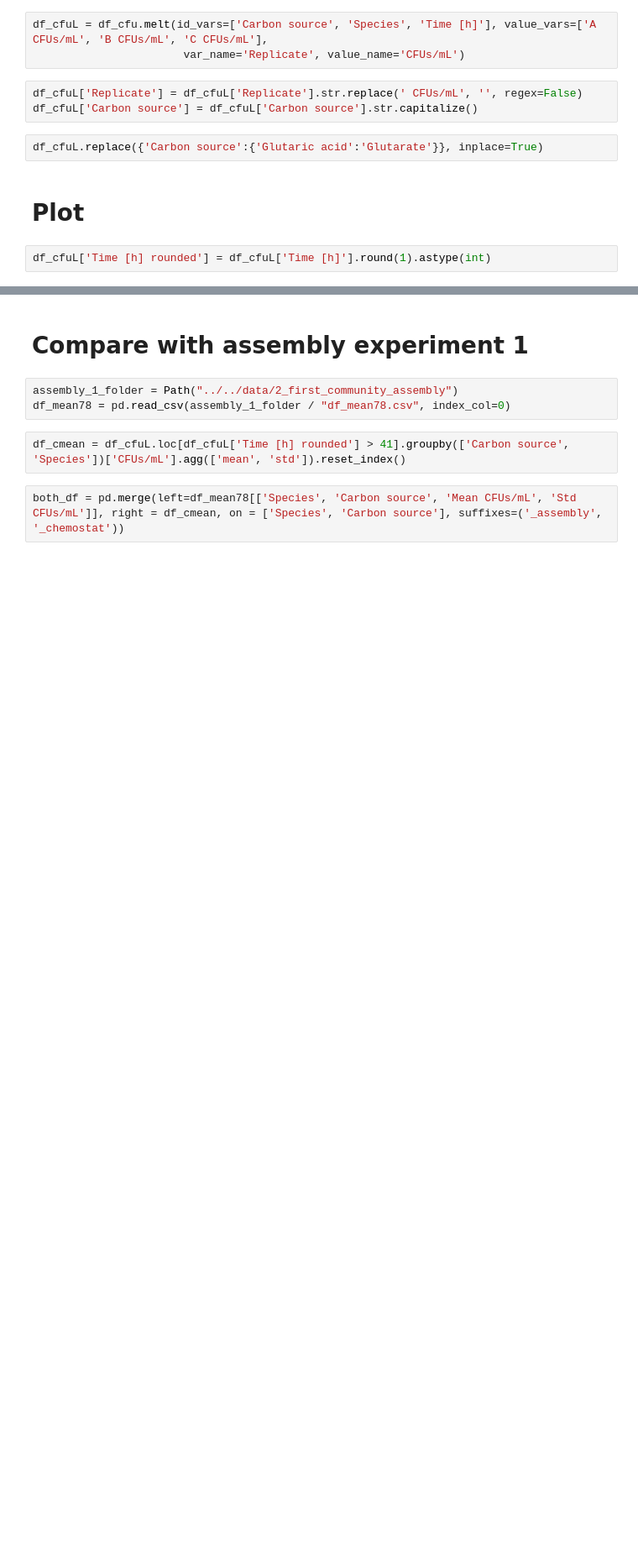
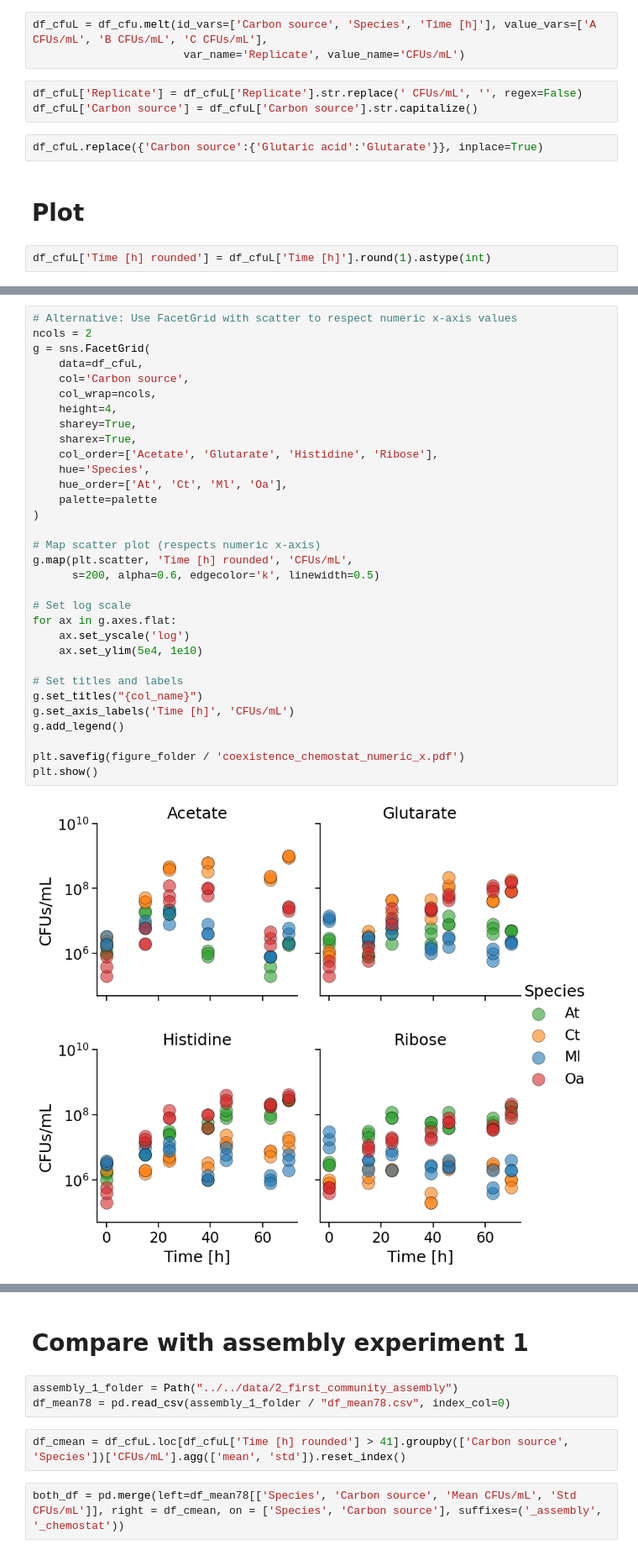
Before and after one commit to sulheim/coexistence, a Jupyter notebook: notebooks/4_chemostats/4A_plot_chemostat_assembly_cfus.ipynb, the cells around one changed output, grey strips where cells are left out. Shown at 84% size. Cells and saved outputs as stored; diff of their text form; blank space fills up the shorter version.

```diff
--- a/notebooks/4_chemostats/4A_plot_chemostat_assembly_cfus.ipynb
+++ b/notebooks/4_chemostats/4A_plot_chemostat_assembly_cfus.ipynb
@@ -88,0 +93,34 @@ plt.show()
+# %%
+# Alternative: Use FacetGrid with scatter to respect numeric x-axis values
+ncols = 2
+g = sns.FacetGrid(
+    data=df_cfuL,
+    col='Carbon source',
+    col_wrap=ncols,
+    height=4,
+    sharey=True,
+    sharex=True,
+    col_order=['Acetate', 'Glutarate', 'Histidine', 'Ribose'],
+    hue='Species',
+    hue_order=['At', 'Ct', 'Ml', 'Oa'],
+    palette=palette
+)
+
+# Map scatter plot (respects numeric x-axis)
+g.map(plt.scatter, 'Time [h] rounded', 'CFUs/mL',
+      s=200, alpha=0.6, edgecolor='k', linewidth=0.5)
+
+# Set log scale
+for ax in g.axes.flat:
+    ax.set_yscale('log')
+    ax.set_ylim(5e4, 1e10)
+
+# Set titles and labels
+g.set_titles("{col_name}")
+g.set_axis_labels('Time [h]', 'CFUs/mL')
+g.add_legend()
+
+plt.savefig(figure_folder / 'coexistence_chemostat_numeric_x.pdf')
+plt.show()
+# %% [output]
+[figure, added]
```
Also changed, not shown: parts of 7 cells of this notebook, 8 other files.
